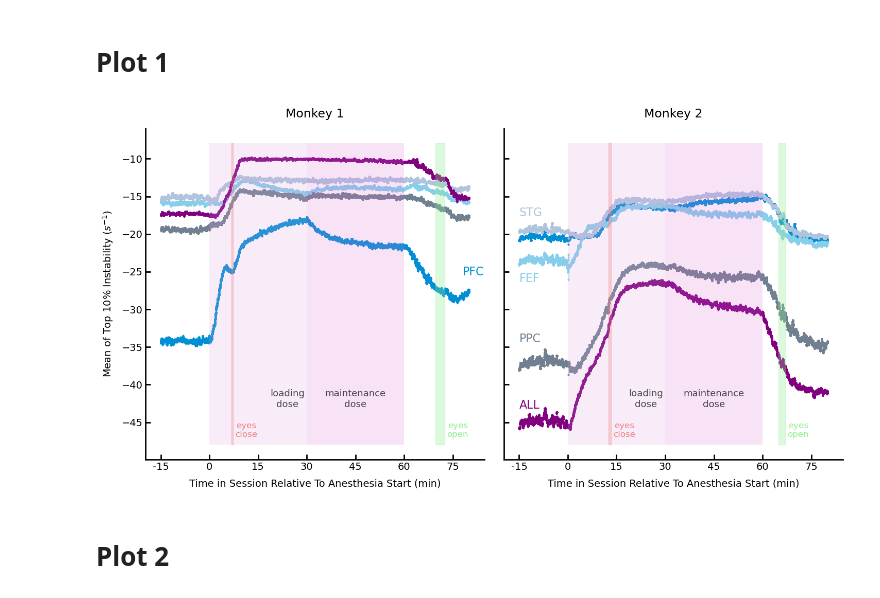
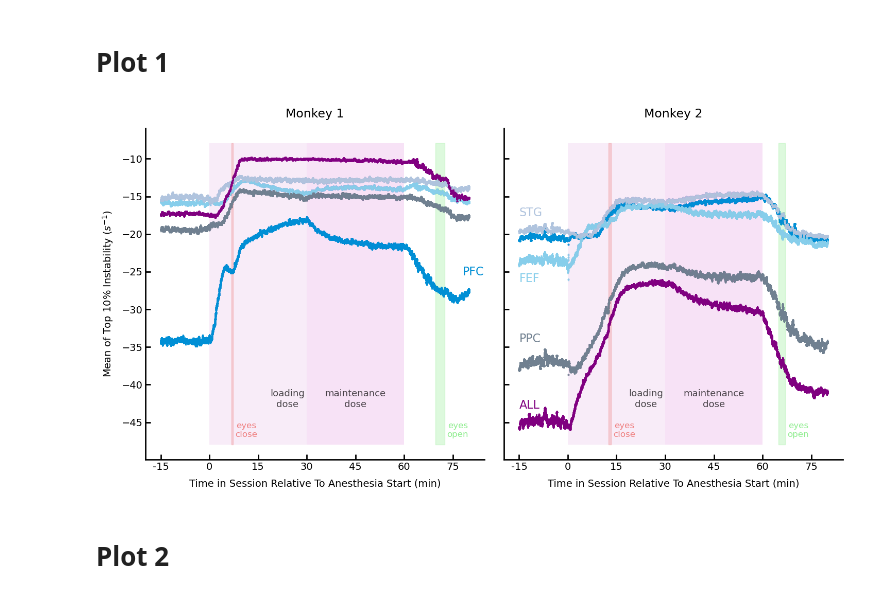
Before and after one commit to adamjeisen/ChaoticConsciousness, a Jupyter notebook: _sandbox/Figures/2023-04-13 - Figure 2 (Stability LFP).ipynb, the cells around one changed output. Cells and saved outputs as stored; diff of their text form; code cells hidden in the pictures.

```diff
--- a/_sandbox/Figures/2023-04-13 - Figure 2 (Stability LFP).ipynb
+++ b/_sandbox/Figures/2023-04-13 - Figure 2 (Stability LFP).ipynb
@@ -379,9 +380,10 @@ for i, monkey in enumerate(monkeys):
     for area in stability_all[monkey].keys():
 
         ax.scatter(time_vals[time_inds][counts_safe_all[monkey][area][time_inds] > 0], mean_stab_all[monkey][area][time_inds][counts_safe_all[monkey][area][time_inds] > 0], label=area_labels[area], color=area_colors[area], s=s)
-        lower_bound = mean_stab_all[monkey][area][time_inds][counts_safe_all[monkey][area][time_inds] > 0] - se_all[monkey][area][time_inds][counts_safe_all[monkey][area][time_inds] > 0]
-        upper_bound = mean_stab_all[monkey][area][time_inds][counts_safe_all[monkey][area][time_inds] > 0] + se_all[monkey][area][time_inds][counts_safe_all[monkey][area][time_inds] > 0]
-        ax.fill_between(time_vals[time_inds][counts_safe_all[monkey][area][time_inds] > 0], lower_bound, upper_bound, alpha=0.4, color=area_colors[area])
+        ax.errorbar(time_vals[time_inds][counts_safe_all[monkey][area][time_inds] > 0], mean_stab_all[monkey][area][time_inds][counts_safe_all[monkey][area][time_inds] > 0], color=area_colors[area], yerr=se_all[monkey][area][time_inds][counts_safe_all[monkey][area][time_inds] > 0], ls='none', alpha=0.4)
+        #         lower_bound = mean_stab_all[monkey][area][time_inds][counts_safe_all[monkey][area][time_inds] > 0] - se_all[monkey][area][time_inds][counts_safe_all[monkey][area][time_inds] > 0]
+#         upper_bound = mean_stab_all[monkey][area][time_inds][counts_safe_all[monkey][area][time_inds] > 0] + se_all[monkey][area][time_inds][counts_safe_all[monkey][area][time_inds] > 0]
+#         ax.fill_between(time_vals[time_inds][counts_safe_all[monkey][area][time_inds] > 0], lower_bound, upper_bound, alpha=0.4, color=area_colors[area])
 
         if i == 0:
             ln1 = ax.plot([], label=area_labels[area], color=area_colors[area])
@@ -416,34 +418,34 @@ for i in range(2):
         ax.set_ylabel(f'Mean of Top {top_percent*100:.0f}% Instability ' + r'($s^{-1}$)', fontsize=ylabel_fontsize)
     else:
 #         ax.spines[['right', 'top', 'left']].set_visible(False)
         ax.spines[['right', 'top']].set_visible(False)
         ax.xaxis.set_ticks_position('bottom')
         ax.tick_params(axis='y', which='both', left=True, right=False)
 
     xticks = [-15, 0, 15, 30, 45, 60, 75]
     ax.set_xticks(xticks, xticks)
     ax.set_xlabel('Time in Session Relative To Anesthesia Start (min)', fontsize=xlabel_fontsize)
     ax.tick_params(labelsize=tick_fontsize)
     ax.set_title(f'Monkey {i + 1}', fontsize=title_fontsize)
 
     mean_eyes_close = np.mean(eyes_closes[monkeys[i]])
     se_eyes_close = np.std(eyes_closes[monkeys[i]])/np.sqrt(len(eyes_closes[monkeys[i]]))
 
 #     ax.axvline(mean_eyes_close/60)
     ax.fill_betweenx(ylim, (mean_eyes_close - se_eyes_close)/60, (mean_eyes_close + se_eyes_close)/60, alpha=0.3, color='lightcoral')
     ax.text((mean_eyes_close + se_eyes_close)/60 + 4, ylim[0] + 1, 'eyes\nclose', color='lightcoral', fontsize=onplot_fontsize - 4, horizontalalignment='center')
 
     mean_eyes_open = np.mean(eyes_opens[monkeys[i]])
     se_eyes_open = np.std(eyes_opens[monkeys[i]])/np.sqrt(len(eyes_opens[monkeys[i]]))
 
 #     ax.axvline(mean_eyes_close/60)
     ax.fill_betweenx(ylim, (mean_eyes_open - se_eyes_open)/60, (mean_eyes_open + se_eyes_open)/60, alpha=0.3, color='lightgreen')
     ax.text((mean_eyes_open + se_eyes_open)/60 + 4, ylim[0] + 1, 'eyes\nopen', color='lightgreen', fontsize=onplot_fontsize - 4, horizontalalignment='center')
 # fig.legend(lns, [ln.get_label() for ln in lns], bbox_to_anchor=(0.9, -0.01), ncol=len(lns), fontsize=legend_fontsize)
 plt.tight_layout()
 plt.show()
 # %% [output]
-[figure, old version]
+[figure, new version]
 # %% [markdown]
 # Plot 2
 # %%
```
Also changed, not shown: parts of 8 cells of this notebook, 5 other files.
